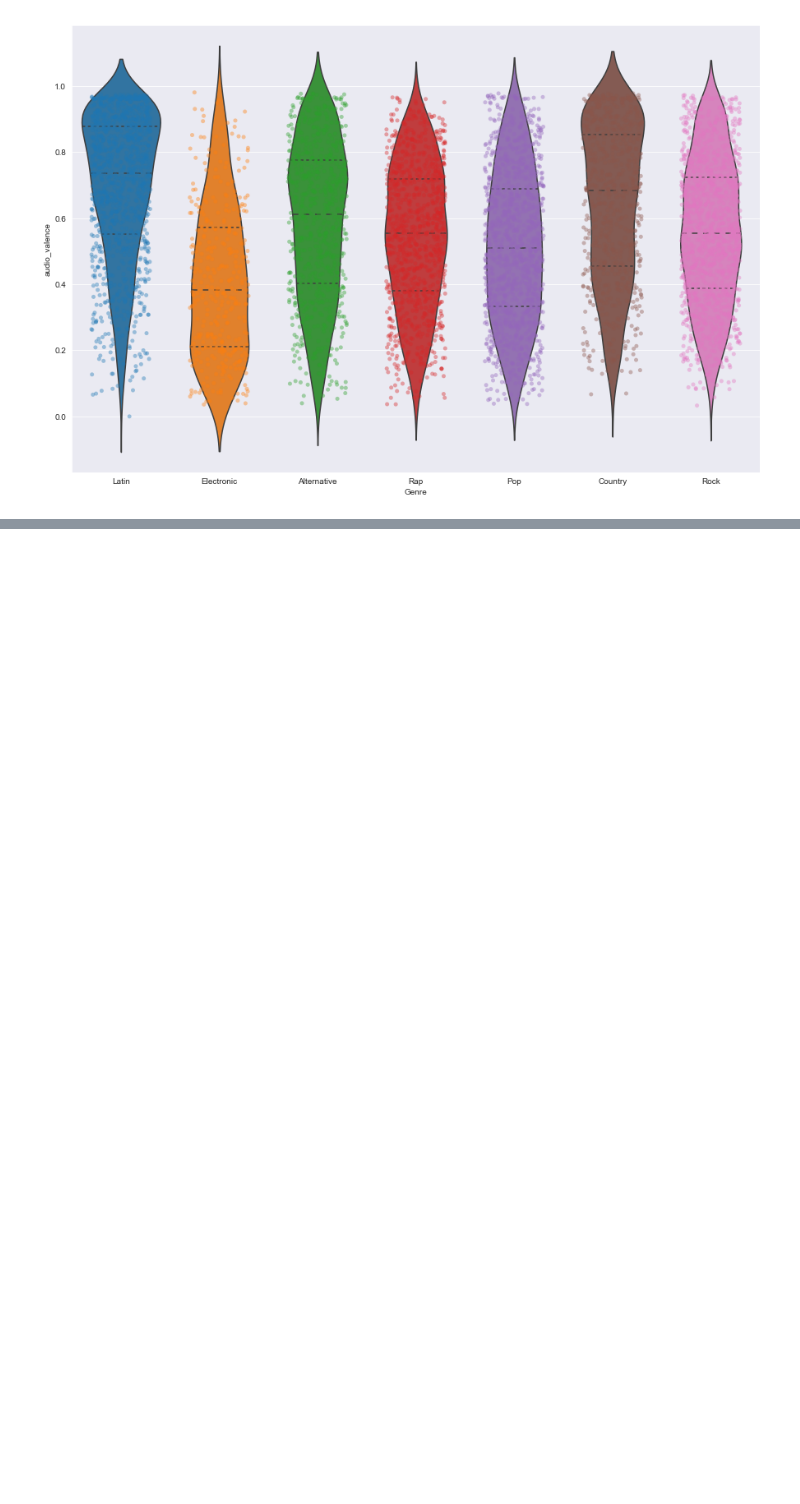
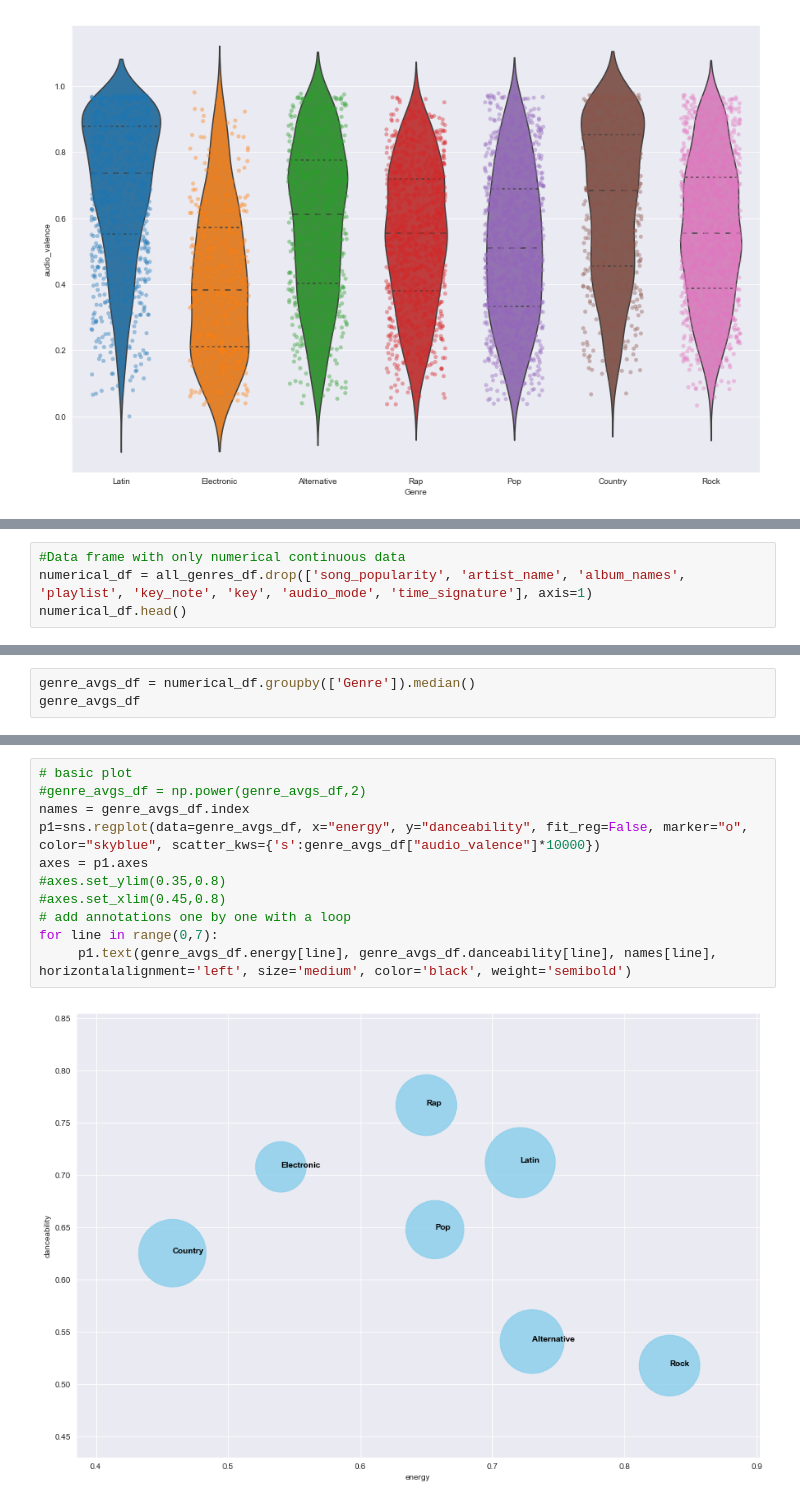
Before and after one commit to GolAbrishami/anlt232hw2, a Jupyter notebook: Final_Draft.ipynb, the cells around one changed output, grey strips where cells are left out. Saved outputs shown, nothing was run; the diff lists cells and outputs as text; blank space fills up the shorter version.

```diff
--- a/Final_Draft.ipynb
+++ b/Final_Draft.ipynb
@@ -474,0 +484,4 @@ plt.show()
+# %%
+#Data frame with only numerical continuous data
+numerical_df = all_genres_df.drop(['song_popularity', 'artist_name', 'album_names', 'playlist', 'key_note', 'key', 'audio_mode', 'time_signature'], axis=1)
+numerical_df.head()
@@ -474,0 +496,3 @@ plt.show()
+# %%
+genre_avgs_df = numerical_df.groupby(['Genre']).median()
+genre_avgs_df
@@ -474,0 +509,13 @@ plt.show()
+# %%
+# basic plot
+#genre_avgs_df = np.power(genre_avgs_df,2)
+names = genre_avgs_df.index
+p1=sns.regplot(data=genre_avgs_df, x="energy", y="danceability", fit_reg=False, marker="o", color="skyblue", scatter_kws={'s':genre_avgs_df["audio_valence"]*10000})
+axes = p1.axes
+#axes.set_ylim(0.35,0.8)
+#axes.set_xlim(0.45,0.8)
+# add annotations one by one with a loop
+for line in range(0,7):
+     p1.text(genre_avgs_df.energy[line], genre_avgs_df.danceability[line], names[line], horizontalalignment='left', size='medium', color='black', weight='semibold')
+# %% [output]
+[figure, added]
```
Also changed, not shown: parts of 11 cells of this notebook, 3 other files.
